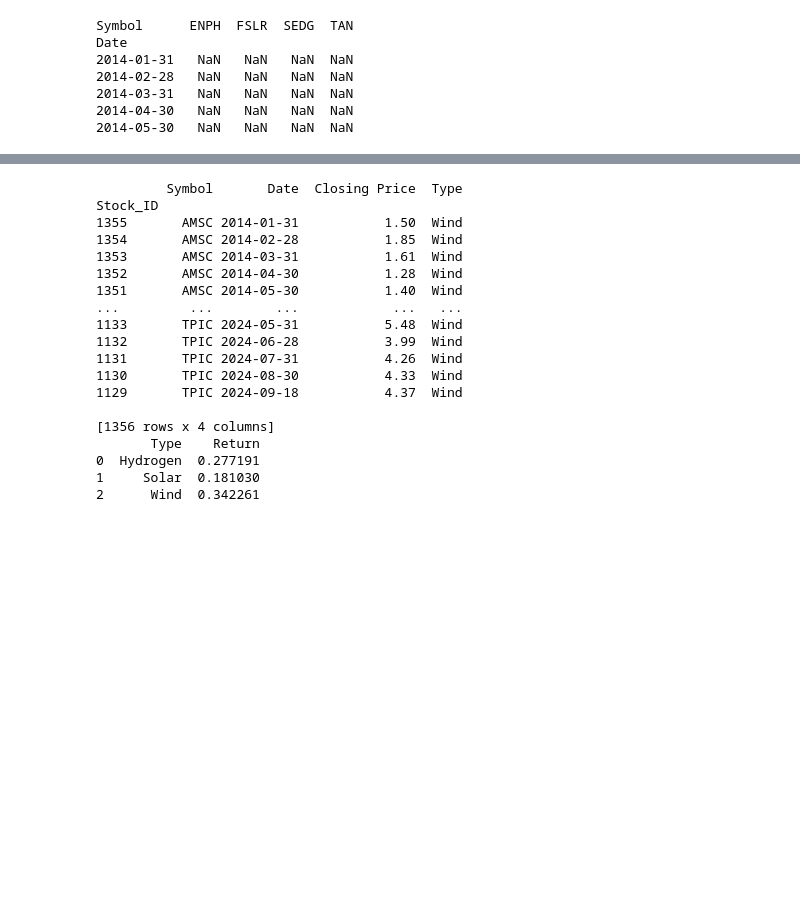
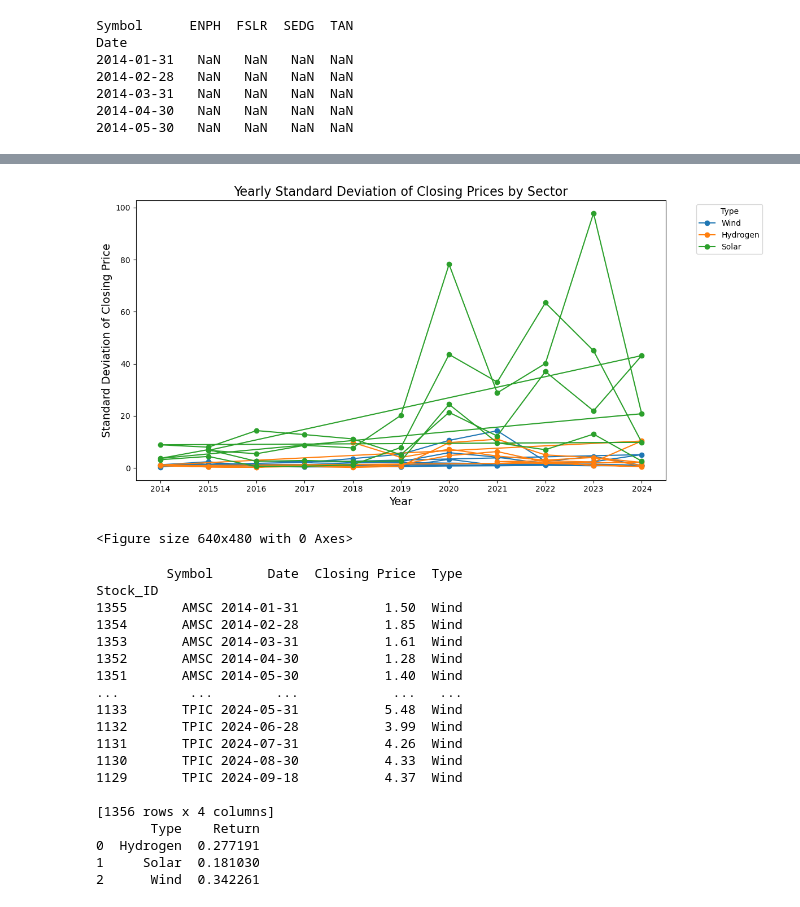
Before and after one commit to shalini1807/Project-1, a Jupyter notebook: project 1-shalini.ipynb, the cells around one changed output, grey strips where cells are left out. Drawn from its saved outputs; the diff is of its cells as text; code cells hidden in the pictures; blank space fills up the shorter version.

```diff
--- a/project 1-shalini.ipynb
+++ b/project 1-shalini.ipynb
@@ -349,3 +366,23 @@ plt.show()
+# %%
+plt.figure(figsize=(12, 6))
+for symbol in yearly_std_df['Type'].unique():
+    symbol_data = yearly_std_df[yearly_std_df['Type'] == symbol]
+    plt.plot(symbol_data['Year'], symbol_data['Std for year'], marker='o', label=symbol)
+
+# Adding titles and labels
+plt.title('Yearly Standard Deviation of Closing Prices by Sector', fontsize=16)
+plt.xlabel('Year', fontsize=14)
+plt.ylabel('Standard Deviation of Closing Price', fontsize=14)
+plt.xticks(range(yearly_std_df['Year'].min(), 2025))  # Set x-ticks to show each year
+plt.legend(title='Type', bbox_to_anchor=(1.05, 1), loc='upper left')
+plt.tight_layout()
+
+# Show the plot
+plt.show()
+plt.savefig('Type')
+# %% [output]
+[figure, added]
+<Figure size 640x480 with 0 Axes>
 # %%
 
 # Sort the data by Symbol and Date
```
Also changed, not shown: parts of 7 cells of this notebook, 3 other files.
